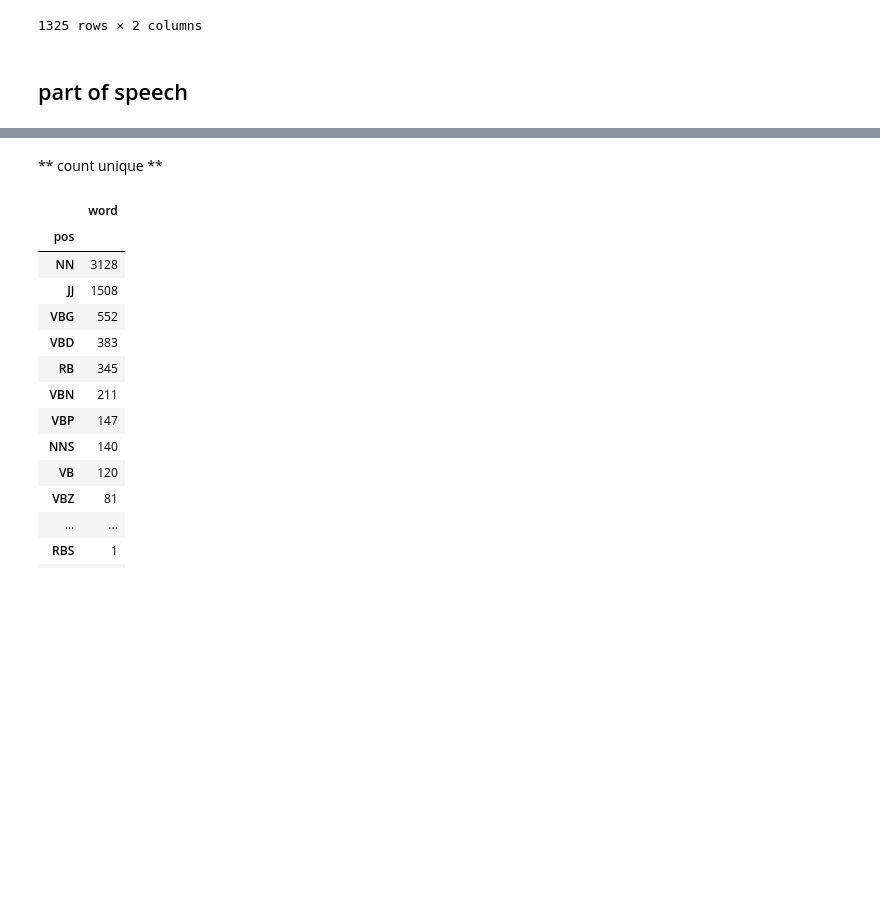
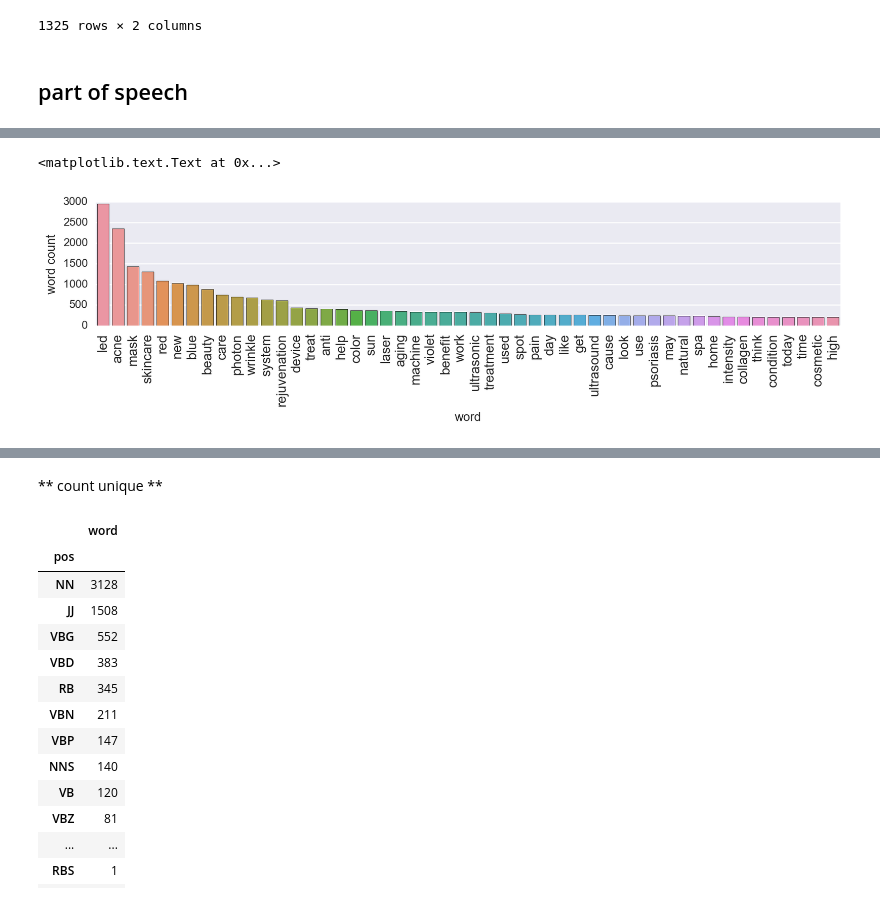
Before and after one commit to MiyainNYC/NLP-projects, a Jupyter notebook: Customer_review_US/lda.ipynb, the cells around one changed output, grey strips where cells are left out. Drawn from its saved outputs; the diff is of its cells as text; code cells hidden in the pictures; blank space fills up the shorter version.

```diff
--- a/Customer_review_US/lda.ipynb
+++ b/Customer_review_US/lda.ipynb
@@ -27,7 +27,7 @@ def process_text(content_list):
     english words
 
     """
-    typical_words = ['light','therapy','facial','skin','rt','treatment']
+    typical_words = ['light','therapy','facial','skin','rt','treatment','face']
     stoplist = stopwords.words('english') + typical_words
 
     remove_digits = str.maketrans('', '', string.digits)
@@ -316,3 +336,8 @@ from collections import Counter
 import operator
 # %%
 corpus_with_pos = list(map(lambda x:nltk.pos_tag(x),cleaned_list))
+# %%
+flattened_corpus_with_pos = []
+for sublist in corpus_with_pos:
+    for val in sublist:
+        flattened_corpus_with_pos.append(val)
@@ -323,0 +390,6 @@ for sublist in cleaned_list:
+# %%
+from collections import Counter
+counts = Counter(flattened_cleaned_list).items()
+df_word_cnt_pos = pd.DataFrame(sorted(counts,key = lambda x:x[1],reverse = True),columns = ['word','count']).merge(deduplicated_df_pos,on = ['word'])
+df_word_cnt_pos.loc[0,'pos']='NN'
+df_word_cnt_pos.loc[1,'pos']='NN'
@@ -323,0 +399,9 @@ for sublist in cleaned_list:
+# %%
+import seaborn as sns
+plt.figure(figsize=(12,2))
+sns.barplot(data = df_word_cnt_pos[:50],x = 'word',y = 'count')
+plt.xticks(rotation = 90,size = 12)
+plt.ylabel('word count')
+# %% [output]
+<matplotlib.text.Text at 0x...>
+[figure, added]
```
Also changed, not shown: parts of 7 cells of this notebook.
